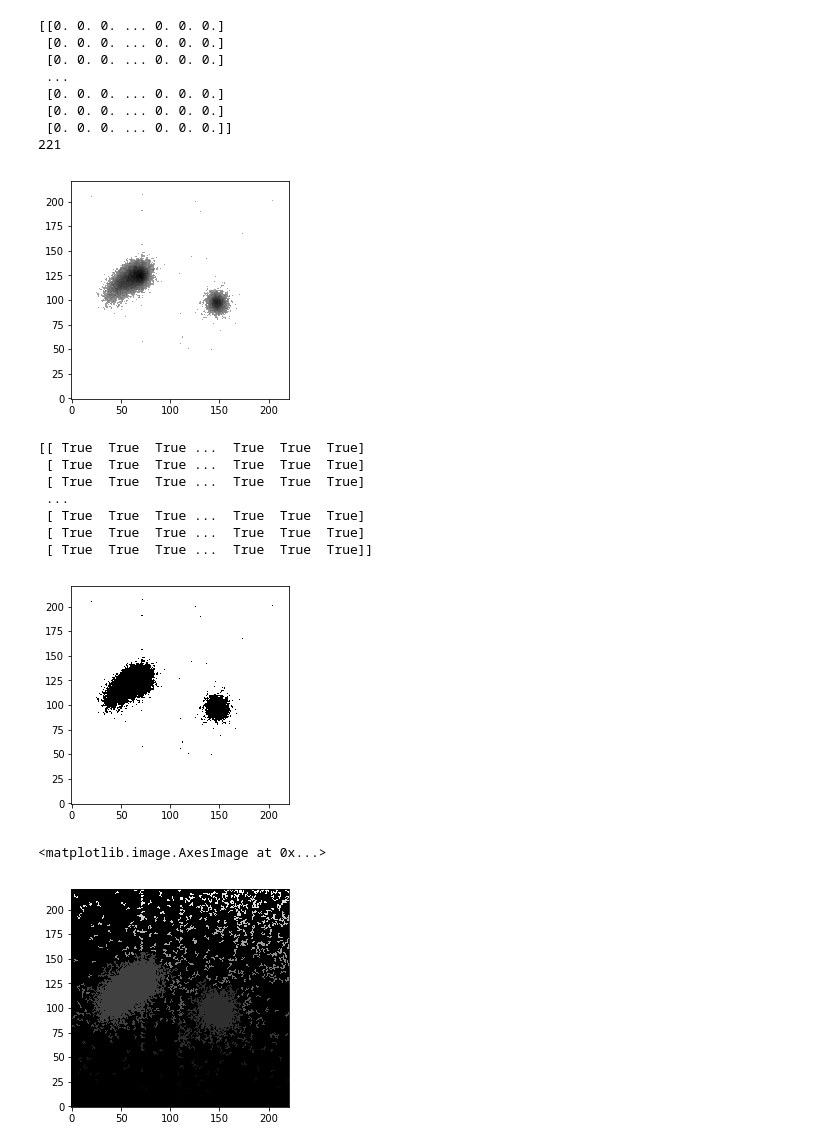
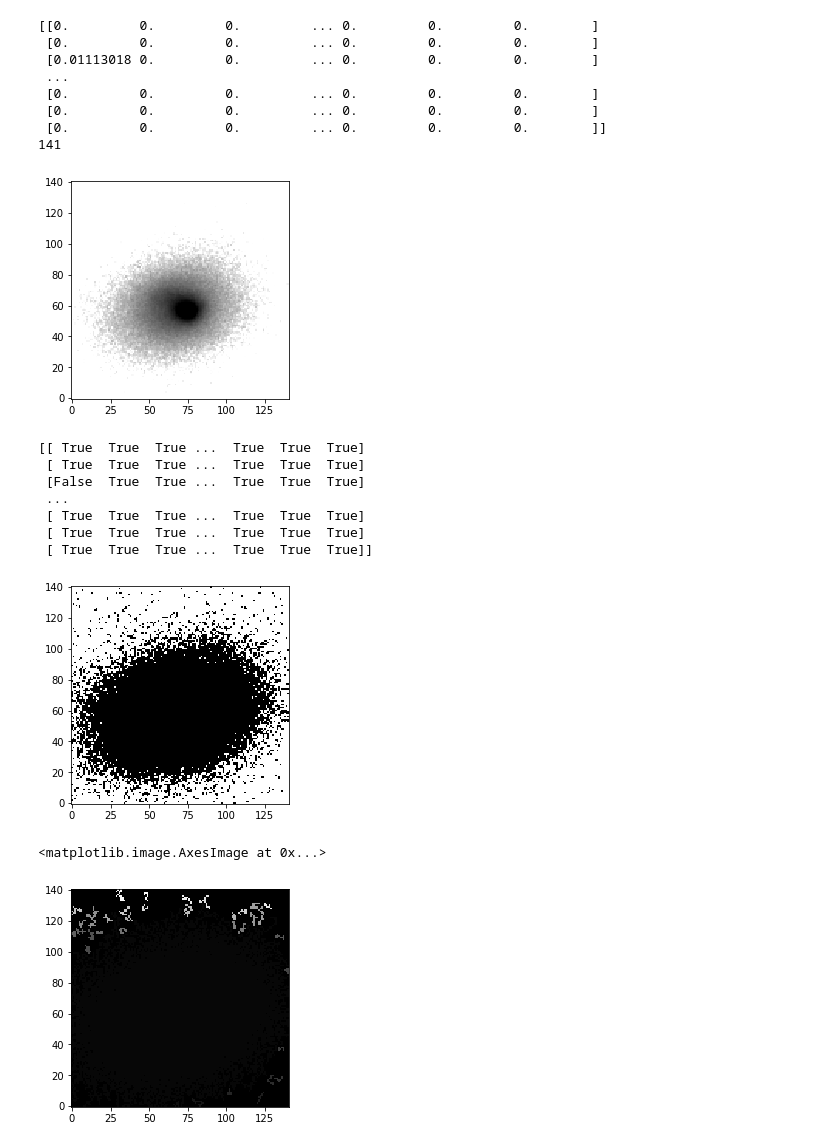
Before and after one commit to jvictor42/Useful-astro, a Jupyter notebook: petrosian_radius_definitive.ipynb, the cells around one changed output. Saved outputs shown, nothing was run; the diff lists cells and outputs as text; code cells hidden in the pictures.

```diff
--- a/petrosian_radius_definitive.ipynb
+++ b/petrosian_radius_definitive.ipynb
@@ -19,8 +19,8 @@ def normalize(image):
     return (image-m) / (M-m)
 # %%
 #Imagens
-GHII = 'teste455.fits'
-image_star = 'teste455_psf.fits'
+GHII = 'testeMrk1271.fits'
+image_star = 'Mrk1271_psf.fits'
 image_mask = 'flag.fits'
 weight = 'weight.fits'
 # %%
@@ -111,16 +111,17 @@ m_pixel = m_pixel[0].data
 plt.imshow(m_pixel, origin='lower', cmap='gray_r',norm=LogNorm(vmin=0.025, vmax=1))
 print(m_pixel) #Matriz mapa de pixel da galáxia
 print(len(m_pixel))
+plt.savefig(GHII+'_object.png')
 # %% [output]
-[[0. 0. 0. ... 0. 0. 0.]
- [0. 0. 0. ... 0. 0. 0.]
- [0. 0. 0. ... 0. 0. 0.]
+[[0.         0.         0.         ... 0.         0.         0.        ]
+ [0.         0.         0.         ... 0.         0.         0.        ]
+ [0.01113018 0.         0.         ... 0.         0.         0.        ]
  ...
- [0. 0. 0. ... 0. 0. 0.]
- [0. 0. 0. ... 0. 0. 0.]
- [0. 0. 0. ... 0. 0. 0.]]
-221
+ [0.         0.         0.         ... 0.         0.         0.        ]
+ [0.         0.         0.         ... 0.         0.         0.        ]
+ [0.         0.         0.         ... 0.         0.         0.        ]]
+141
-[figure, old version]
+[figure, new version]
 # %%
 #Imagem mask. Estou usando o flag - TESTE
 #A mascara é uma matriz booleana que determina os pixels a serem desconsiderados
@@ -129,15 +130,16 @@ Mask = Mask[0].data
 Mask = Mask >= 1  #transforma em matriz booleana
 plt.imshow(Mask, origin='lower', cmap='gray')
 print(Mask)
+plt.savefig(GHII+'_mask.png')
 # %% [output]
 [[ True  True  True ...  True  True  True]
  [ True  True  True ...  True  True  True]
- [ True  True  True ...  True  True  True]
+ [False  True  True ...  True  True  True]
  ...
  [ True  True  True ...  True  True  True]
  [ True  True  True ...  True  True  True]
  [ True  True  True ...  True  True  True]]
-[figure, old version]
+[figure, new version]
 # %%
 #convolução = Matriz de entrada e matriz PSF. Só serve para emular um seeing em uma imagem sintética
 #image_data = ndi.convolve(image_data,weights=m_pixel) #usando a origem ,origin=[204,204] da erro
@@ -145,13 +147,13 @@ print(Mask)
 # %%
 #O SExtractor é indicado para fazer o mapa de segmentação. Segmap
 #Porém estou usando photutils para fazer um.
 threshold = photutils.detect_threshold(image_data, snr=1.5)
-npixels = 5  # minimum number of connected pixels
+npixels = 8  # minimum number of connected pixels
 segm = photutils.detect_sources(image_data, threshold, npixels)
 plt.imshow(segm, origin='lower', cmap='gray')
 # %% [output]
 <matplotlib.image.AxesImage at 0x...>
-[figure, old version]
+[figure, new version]
 # %%
 # Keep only the largest segment
 label = np.argmax(segm.areas) + 1
```
Also changed, not shown: parts of 10 cells of this notebook, 5 other files.
